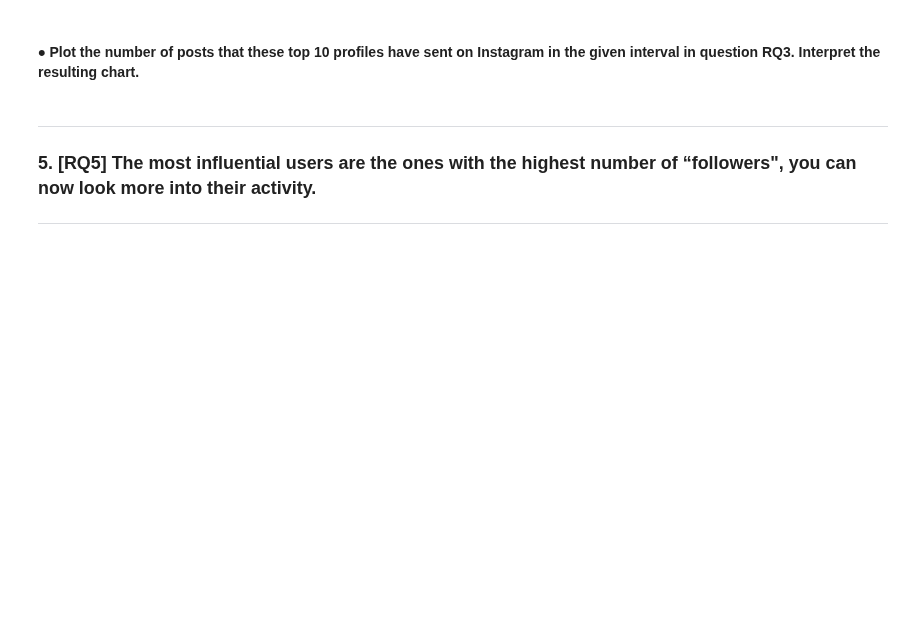
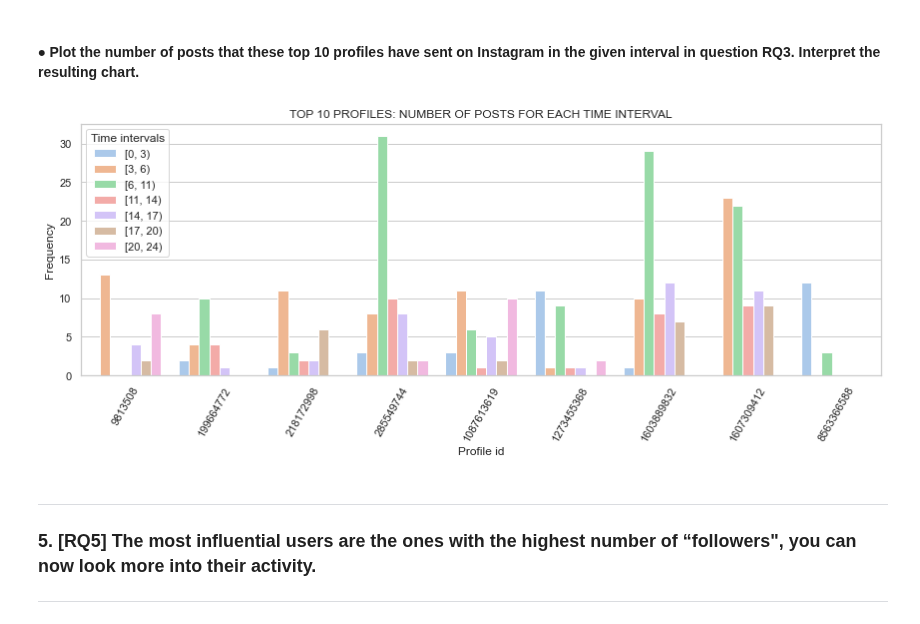
Before and after one commit to Prot10/ADM_HW_2, a Jupyter notebook: general.ipynb, the cells around one changed output. Drawn from its saved outputs; the diff is of its cells as text; code cells hidden in the pictures; blank space fills up the shorter version.

```diff
--- a/general.ipynb
+++ b/general.ipynb
@@ -391,2 +449,8 @@ del hours
 # %% [markdown]
 #### $\bullet$ What is the average number of "likes" and comments of the top 10 profiles with the highest number of posts which their information is available in profile.csv?
+# %%
+# through the previously created function it finds all the posts of the 10 users who post the most
+# with the associated number of likes and comments
+top10 = top_posts_profiles(10)
+# groups by profile_id and calculates the average of the number of likes their posts have got
+round(top10[['profile_id', 'numbr_likes']].groupby('profile_id').mean(), 2)
@@ -393,2 +486,39 @@ del hours
 # %% [markdown]
 #### $\bullet$ Plot the number of posts that these top 10 profiles have sent on Instagram in the given interval in question RQ3. Interpret the resulting chart.
+# %%
+# slightly modified version of the function created in step 3
+def inter_v2(h, inters):
+    assert inters[0] == 0 and inters[-1]==24, 'Intervals list must start at 0 and end at 24'
+    for i in range(len(inters) - 1):
+        if h >= inters[i] and h < inters[i+1]:
+            return i
+# %%
+# create a new subset that contains only profile_id and cts
+posts_cts = posts.col(['profile_id', 'cts'], index=False)
+# keep only the rows in which a profile_id belonging to the top 10 appears
+posts_cts = posts_cts[posts_cts["profile_id"].isin(top10['profile_id'].value_counts().index.tolist())]
+# add a column called hour in the same way of exercise 3
+posts_cts['hour'] = posts_cts['cts'].map(lambda x: x.hour).astype('Int8')
+# add a column called intervals in the same way of exercise 3
+posts_cts['intervals'] = posts_cts['hour'].map(lambda h :inter_v2(h, [0,3,6,11,14,17,20,24]))
+# %%
+# for each user of the top 10 it counts how many posts he made in each of the established time intervals
+prof_posts_hour = pd.crosstab(posts_cts.profile_id, posts_cts.intervals).replace(0,np.nan).\
+     stack().reset_index().rename(columns={0:'Time'})
+# %%
+plt.figure(1, figsize=(12, 5))
+
+labels=["[0, 3)","[3, 6)", "[6, 11)", "[11, 14)", "[14, 17)", "[17, 20)", "[20, 24)"]
+ax = sns.barplot(data=prof_posts_hour, x="profile_id", y="Time", hue="intervals", palette="pastel")
+plt.xticks(rotation=60)
+plt.tight_layout()
+plt.title("TOP 10 PROFILES: NUMBER OF POSTS FOR EACH TIME INTERVAL")
+plt.xlabel("Profile id")
+plt.ylabel("Frequency")
+h, l = ax.get_legend_handles_labels()
+ax.legend(h, labels, title="Time intervals", loc='upper left')
+sns.set(rc={'figure.figsize':(12,8)})
+sns.set_theme(style="whitegrid")
+plt.show()
+# %% [output]
+[figure, added]
```
Also changed, not shown: parts of 45 cells of this notebook, 1 other file.
